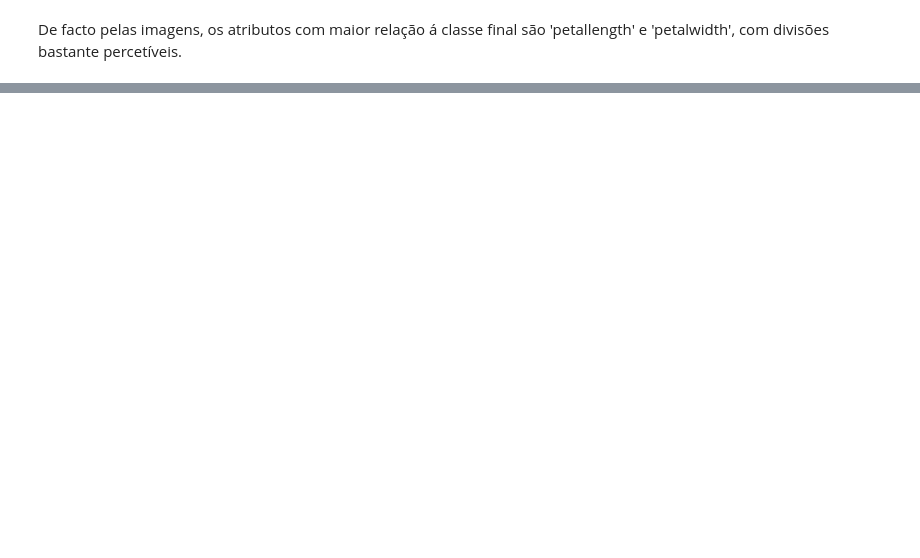
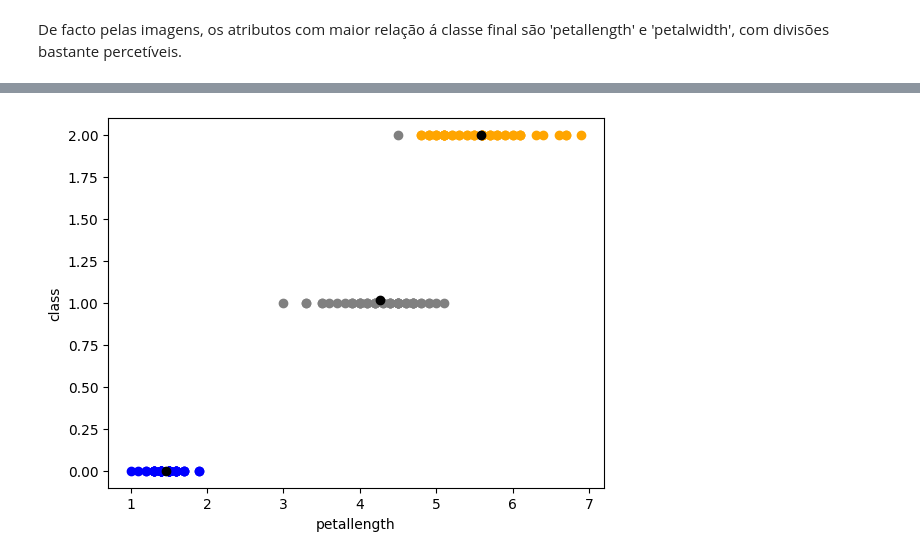
Before and after one commit to abrunhosa16/decisionsTrees, a Jupyter notebook: datasets/iris.ipynb, the cells around one changed output, grey strips where cells are left out. Saved outputs shown, nothing was run; the diff lists cells and outputs as text; code cells hidden in the pictures; blank space fills up the shorter version.

```diff
--- a/datasets/iris.ipynb
+++ b/datasets/iris.ipynb
@@ -50,0 +138,11 @@ De facto pelas imagens, os atributos com maior relação á classe final são 'p
+# %%
+color=['grey','blue','orange']
+for k in range(K):
+   data=X[X["Cluster"]==k+1]
+   plt.scatter(data["petallength"],data["class"],c=color[k])
+plt.scatter(centroids["petallength"],centroids["class"],c='black')
+plt.xlabel('petallength')
+plt.ylabel('class')
+plt.show()
+# %% [output]
+[figure, added]
```
Also changed, not shown: parts of 11 cells of this notebook.
